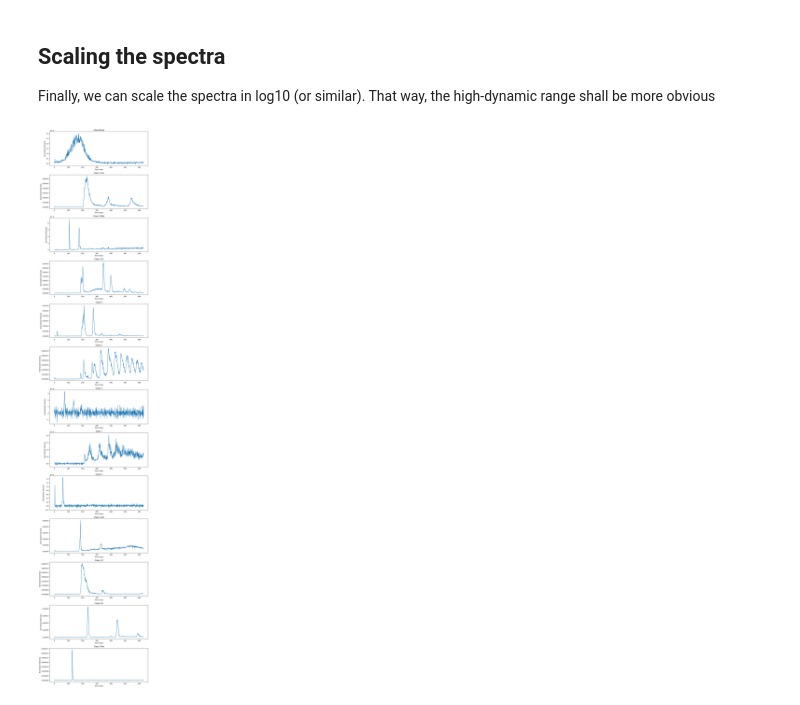
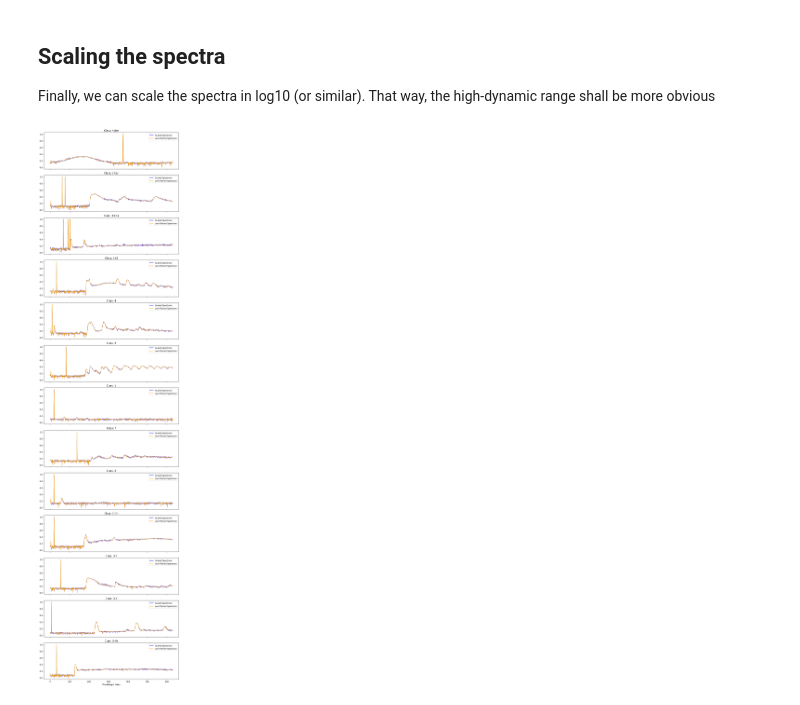
Before and after one commit to turanbulmus/cda-dust-analyzer, a Jupyter notebook: Notebooks/00_fetch_n_parse.ipynb, the cells around one changed output. Drawn from its saved outputs; the diff is of its cells as text; code cells hidden in the pictures.

```diff
--- a/Notebooks/00_fetch_n_parse.ipynb
+++ b/Notebooks/00_fetch_n_parse.ipynb
@@ -126,5 +121,0 @@ Additionally, let's "move" the class 3 spectra to the inference data. However, l
-# %%
-# Remove "class 3" form the training set, create a new dataframe for class 3 and put the data in the inference set
-class_3_df_1018 = train_df_1018[train_df_1018['class'] == '3']
-train_df_1018 = train_df_1018[train_df_1018['class'] != '3']
-inf_df_1018 = pd.concat([inf_df_1018, class_3_df_1018], ignore_index=True)
@@ -152,0 +182,11 @@ Name: count, dtype: int64
+# %%
+# Set custom log10(qi_ampl) bins for the histogram, differentiated by class and print the results in a table
+bins = np.arange(-14, -11, 0.5)  # Bins for log10(qi_ampl) from -16 to -12
+train_df_1018['qi_ampl_bin'] = pd.cut(np.log10(train_df_1018['qi_ampl']), bins=bins)
+inf_df_1018['qi_ampl_bin'] = pd.cut(np.log10(inf_df_1018['qi_ampl']), bins=bins)
+train_bin_counts = train_df_1018.groupby(['class', 'qi_ampl_bin']).size().unstack(fill_value=0)
+inf_bin_counts = inf_df_1018.groupby(['qi_ampl_bin']).size()
+print("Training set counts by class and log10(qi_ampl) bins:")
+print(train_bin_counts)
+print("\nInference set counts by log10(qi_ampl) bins:")
+print(inf_bin_counts)
@@ -172,15 +262,22 @@ class_3_df_1018['spectrum_scaled'] = class_3_df_1018['spectrum'].apply(qm_scalin
+# %%
+# Apply lee filter on the scaled spectra
+train_df_1018['spectrum_lee'] = train_df_1018['spectrum_scaled'].apply(lee_filter_1d)
+inf_df_1018['spectrum_lee'] = inf_df_1018['spectrum_scaled'].apply(lee_filter_1d)
 # %%
-# Plot the first 1 spectrum of each class in the training set in a grid (13 classes)
+# Plot the first 1 spectrum of each class in the training set in a grid (13 classes). Plot the the scaled spectrum and the lee filtered spectrum
+# for each class. Put both spectra in the same plot, separted by class
 classes = train_df_1018['class'].unique()
 num_classes = len(classes)
-fig, axes = plt.subplots(nrows=num_classes, ncols=1, figsize=(10, 50))
+fig, axes = plt.subplots(num_classes, 1, figsize=(10, num_classes * 3), sharex=True)
 for i, cls in enumerate(classes):
-    spectrum = train_df_1018[train_df_1018['class'] == cls]['spectrum'].iloc[0]
-    axes[i].plot(spectrum)
-    axes[i].set_title(f"Class {cls}")
-    axes[i].set_xlabel("Time Index")
-    axes[i].set_ylabel("Normalized Intensity")
+    spectrum_scaled = train_df_1018[train_df_1018['class'] == cls]['spectrum_scaled'].iloc[0]
+    spectrum_lee = train_df_1018[train_df_1018['class'] == cls]['spectrum_lee'].iloc[0]
+    axes[i].plot(spectrum_scaled, label='Scaled Spectrum', color='blue')
+    axes[i].plot(spectrum_lee, label='Lee Filtered Spectrum', color='orange')
+    axes[i].set_title(f'Class: {cls}')
+    axes[i].legend()
+plt.xlabel('Wavelength Index')
 plt.tight_layout()
 plt.show()
 # %% [output]
-[figure, old version]
+[figure, new version]
```
Also changed, not shown: parts of 14 cells of this notebook.
